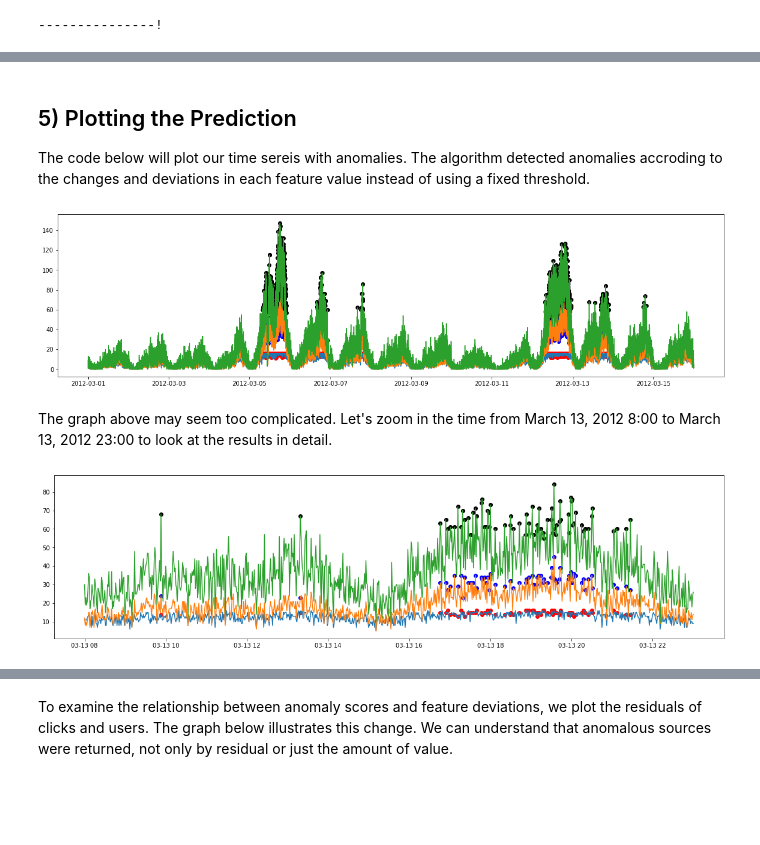
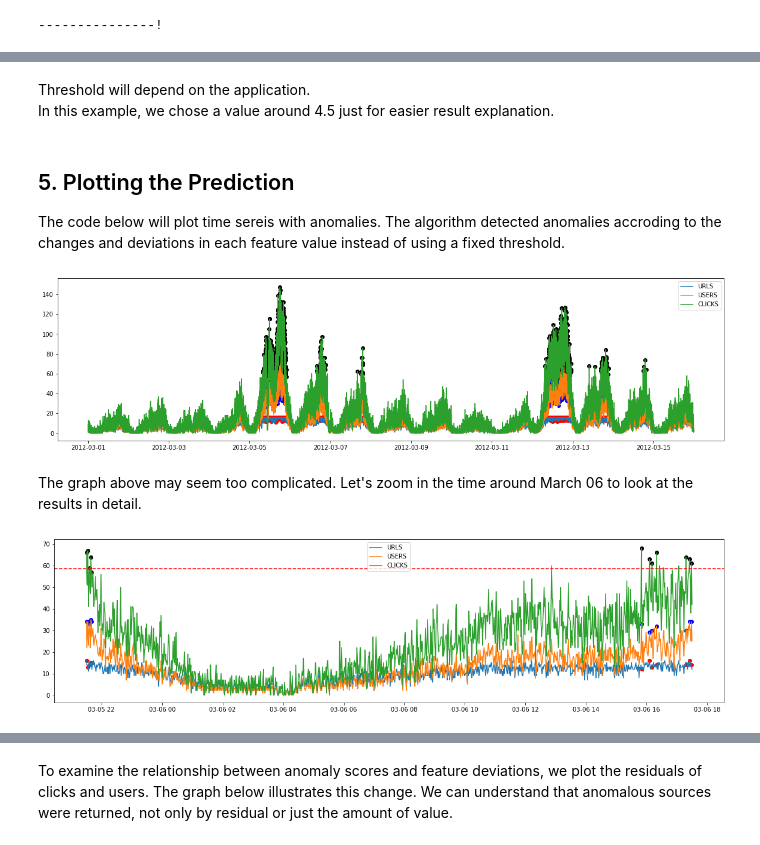
Before and after one commit to mullue/timeseries_blog, a Jupyter notebook: 4_Anomaly_detection_with_RCF_and_DeepAR/2.Amazon_SageMaker_RCF.ipynb, the cells around one changed output, grey strips where cells are left out. Cells and saved outputs as stored; diff of their text form; code cells hidden in the pictures; blank space fills up the shorter version.

```diff
--- a/4_Anomaly_detection_with_RCF_and_DeepAR/2.Amazon_SageMaker_RCF.ipynb
+++ b/4_Anomaly_detection_with_RCF_and_DeepAR/2.Amazon_SageMaker_RCF.ipynb
@@ -90,13 +94,13 @@ rcf = RandomCutForest(role=execution_role,
                       train_instance_type='ml.m4.xlarge',
                       data_location='s3://{}/{}/'.format(bucket, prefix),
                       output_path='s3://{}/{}/output'.format(bucket, prefix),
-                      num_samples_per_tree=512,
-                      num_trees=50)
+                      num_samples_per_tree=256,
+                      num_trees=100)
 # %% [markdown]
 There is an utility record_set() that can be used to upload data to S3 and creates RecordSet to be passed to the fit call.
 # %%
 # automatically upload the training data to S3 and run the training job
-rcf.fit(rcf.record_set(training_data.to_numpy()))
+rcf.fit(rcf.record_set(clickstream_1T.to_numpy()))
 # %% [output]
 'get_image_uri' method will be deprecated in favor of 'ImageURIProvider' class in SageMaker Python SDK v2.
 's3_input' class will be renamed to 'TrainingInput' in SageMaker Python SDK v2.
@@ -146,4 +150,4 @@ Then, check the first 6 data points to see what the output looks like.
 # %%
-results = rcf_inference.predict(training_data.to_numpy())
+results = rcf_inference.predict(clickstream_1T.to_numpy())
 results['scores'][:10]
 # %% [output]
@@ -168,0 +188,3 @@ array([[<matplotlib.axes._subplots.AxesSubplot object at 0x...>]],
+# %% [markdown]
+Threshold will depend on the application.
+In this example, we chose a value around 4.5 just for easier result explanation.
@@ -169,28 +193,31 @@ array([[<matplotlib.axes._subplots.AxesSubplot object at 0x...>]],
 # %% [markdown]
-## 5) Plotting the Prediction
+## 5. Plotting the Prediction
 
-The code below will plot our time sereis with anomalies. The algorithm detected anomalies accroding to the changes and deviations in each feature value instead of using a fixed threshold.
+The code below will plot time sereis with anomalies. The algorithm detected anomalies accroding to the changes and deviations in each feature value instead of using a fixed threshold.
 # %%
 plt.figure(figsize=(20,5))
-plt.plot(training_data)
-threshold = 4.5
-anomalous = training_data[list((results_pd > threshold)['score'])]
+plt.plot(clickstream_1T)
+anomalous = clickstream_1T[list((results_pd > threshold)['score'])]
 plt.scatter(x= anomalous.index, y=anomalous['urls'].values, c='red')
 plt.scatter(x= anomalous.index, y=anomalous['users'].values, c='blue')
 plt.scatter(x= anomalous.index, y=anomalous['clicks'].values, c='black')
+plt.legend(legend)
 plt.show()
 # %% [output]
-[figure, old version]
+[figure, new version]
 # %% [markdown]
-The graph above may seem too complicated. Let's zoom in the time from March 13, 2012 8:00 to March 13, 2012 23:00 to look at the results in detail.
+The graph above may seem too complicated. Let's zoom in the time around March 06 to look at the results in detail.
 # %%
 plt.figure(figsize=(20,5))
-plt.plot(training_data["2012-03-13 08:00:00":"2012-03-13 23:00:00"])
-threshold = 4.5
-anomalous = training_data[list((results_pd > threshold)['score'])]["2012-03-13 08:00:00":"2012-03-13 23:00:00"]
+z_from = "2012-03-05 21:30:00"
+z_to = "2012-03-06 17:30:00"
+plt.plot(clickstream_1T[z_from:z_to])
+anomalous = clickstream_1T[list((results_pd > threshold)['score'])][z_from:z_to]
 plt.scatter(x= anomalous.index, y=anomalous['urls'].values, c='red')
 plt.scatter(x= anomalous.index, y=anomalous['users'].values, c='blue')
 plt.scatter(x= anomalous.index, y=anomalous['clicks'].values, c='black')
+plt.axhline(y=58.5, linestyle='--', c='r')
+plt.legend(legend)
 plt.show()
 # %% [output]
-[figure, old version]
+[figure, new version]
```
Also changed, not shown: parts of 48 cells of this notebook, 9 other files.
